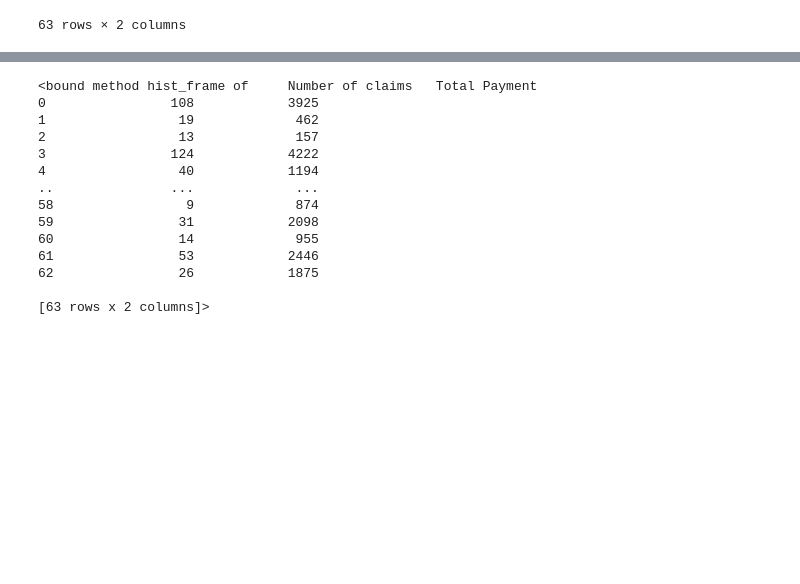
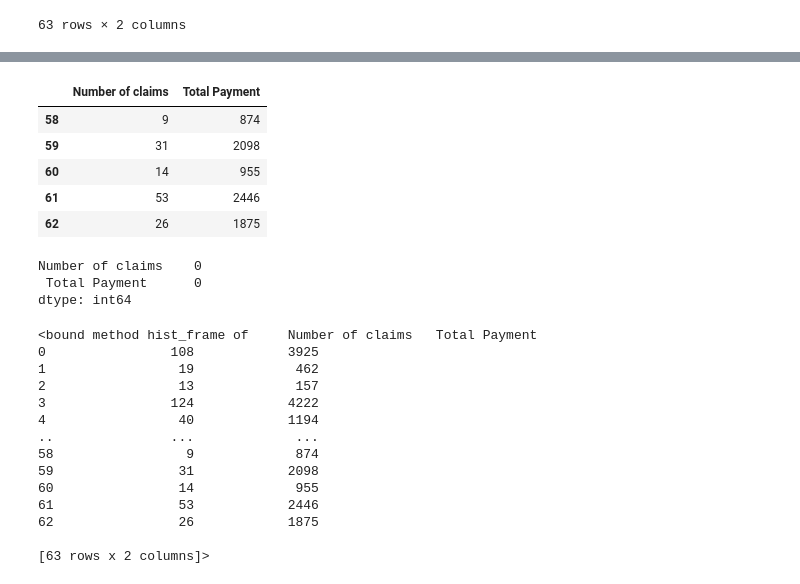
Before and after one commit to Shahbaz1234567/Machine-Learning-with-Python, a Jupyter notebook: Day1_Simple Linear Regression.ipynb, the cells around one changed output, grey strips where cells are left out. Cells and saved outputs as stored; diff of their text form; code cells hidden in the pictures; blank space fills up the shorter version.

```diff
--- a/Day1_Simple Linear Regression.ipynb
+++ b/Day1_Simple Linear Regression.ipynb
@@ -26,3 +35,18 @@ data
+# %%
+data.tail()
+# %% [output]
+|  | Number of claims | Total Payment |
+| 58 | 9 | 874 |
+| 59 | 31 | 2098 |
+| 60 | 14 | 955 |
+| 61 | 53 | 2446 |
+| 62 | 26 | 1875 |
+# %%
+data.isna().sum()
+# %% [output]
+Number of claims    0
+ Total Payment      0
+dtype: int64
 # %%
 data.hist
 # %% [output]
```
Also changed, not shown: parts of 9 cells of this notebook, 18 other files.
